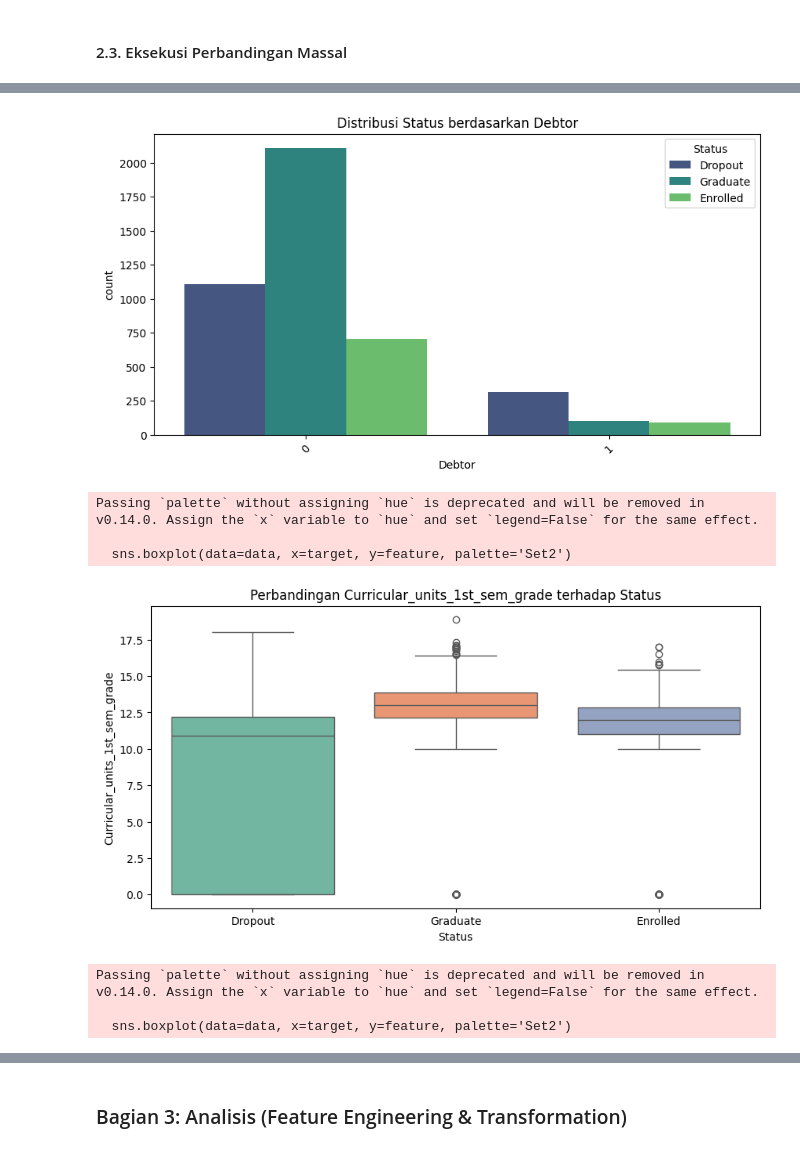
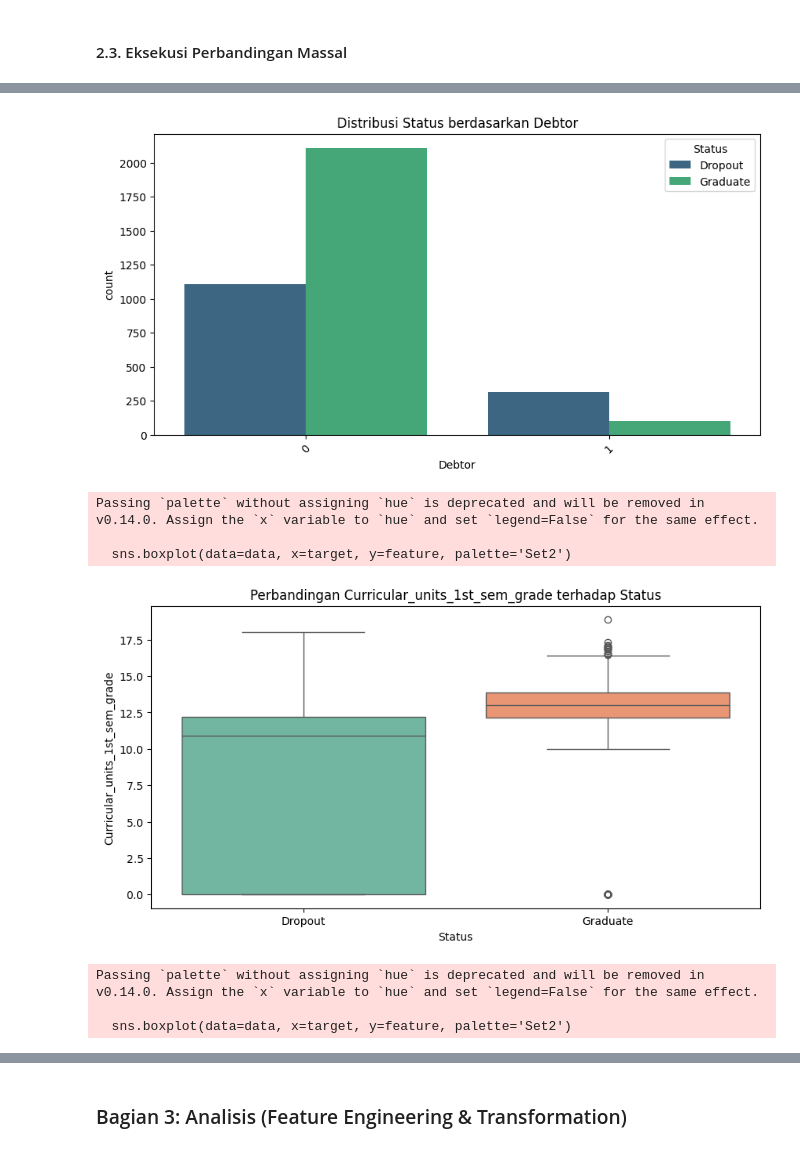
Before and after one commit to AnaRosyidah/a590_proyek_akhir, a Jupyter notebook: notebook.ipynb, the cells around one changed output, grey strips where cells are left out. Drawn from its saved outputs; the diff is of its cells as text; code cells hidden in the pictures.

```diff
--- a/notebook.ipynb
+++ b/notebook.ipynb
@@ -172,6 +172,17 @@ print("Jumlah Duplikasi:", df.duplicated().sum())
 
 # Tips: Pastikan target 'Status' bersih dari spasi tambahan
 df['Status'] = df['Status'].str.strip()
+
+# 2. PERBAIKAN: Filter dataframe hanya untuk status 'Dropout' dan 'Graduate' untuk Pelatihan
+# Variabel ini yang akan digunakan untuk train_test_split dan model.fit()
+df_model = df[df['Status'] != 'Enrolled'].copy()
+
+# 3. Pisahkan data 'Enrolled' untuk tahap pengujian prediksi sistem (Inferensi)
+df_inferensi = df[df['Status'] == 'Enrolled'].copy()
+
+# 4. Lanjutkan Encoding Target hanya pada df_model
+status_map = {'Dropout': 0, 'Graduate': 1}
+df_model['Status_Label'] = df_model['Status'].map(status_map)
 # %% [output]
 Jumlah Missing Values:
  0
@@ -223,16 +238,18 @@ def plot_numerical_distribution(data, feature, target='Status'):
 # %% [markdown]
 #### 2.3. Eksekusi Perbandingan Massal
 # %%
-# EDA Berdasarkan Kelompok Fitur yang Anda buat:
+# EDA Berdasarkan Kelompok Fitur menggunakan data yang sudah difilter (Dropout & Graduate):
 
 # A. Masalah Finansial (Red Flag 1)
-plot_categorical_vs_target(df, 'Tuition_fees_up_to_date')
-plot_categorical_vs_target(df, 'Debtor')
+# Menggunakan df_model agar visualisasi fokus pada perbedaan status akhir
+plot_categorical_vs_target(df_model, 'Tuition_fees_up_to_date')
+plot_categorical_vs_target(df_model, 'Debtor')
 
 # B. Masalah Akademik (Red Flag 2)
-plot_numerical_distribution(df, 'Curricular_units_1st_sem_grade')
-plot_numerical_distribution(df, 'Curricular_units_2nd_sem_approved')
+# Insight akan lebih tajam karena membandingkan performa akademik yang berujung Lulus vs Dropout
+plot_numerical_distribution(df_model, 'Curricular_units_1st_sem_grade')
+plot_numerical_distribution(df_model, 'Curricular_units_2nd_sem_approved')
 
 # C. Faktor Demografi (Red Flag 3)
-plot_categorical_vs_target(df, 'Gender')
+plot_categorical_vs_target(df_model, 'Gender')
 # %% [output]
@@ -240,8 +257,8 @@ plot_categorical_vs_target(df, 'Gender')
-[figure, old version]
+[figure, new version]
 Passing `palette` without assigning `hue` is deprecated and will be removed in v0.14.0. Assign the `x` variable to `hue` and set `legend=False` for the same effect.
 
   sns.boxplot(data=data, x=target, y=feature, palette='Set2')
-[figure, old version]
+[figure, new version]
 Passing `palette` without assigning `hue` is deprecated and will be removed in v0.14.0. Assign the `x` variable to `hue` and set `legend=False` for the same effect.
 
   sns.boxplot(data=data, x=target, y=feature, palette='Set2')
```
Also changed, not shown: parts of 12 cells of this notebook, 4 other files.
